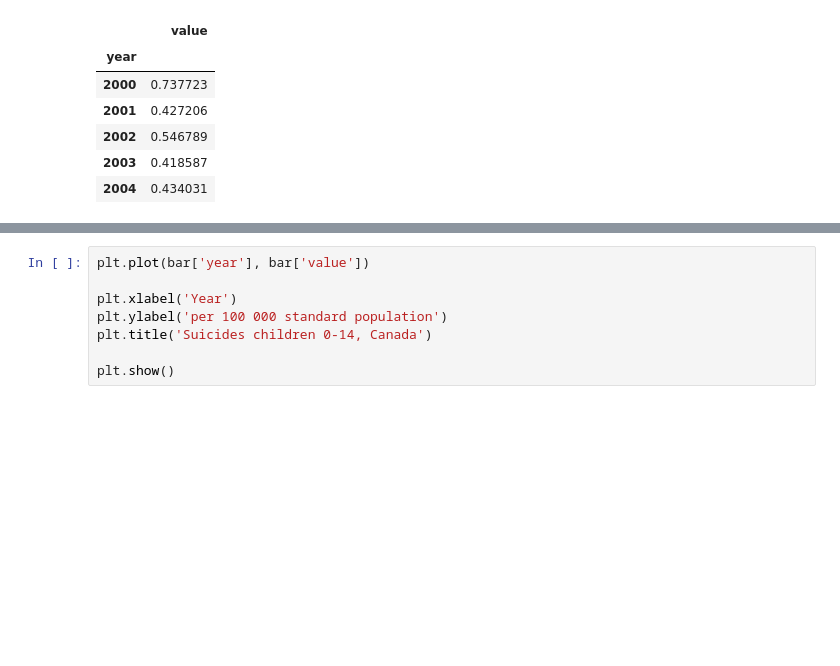
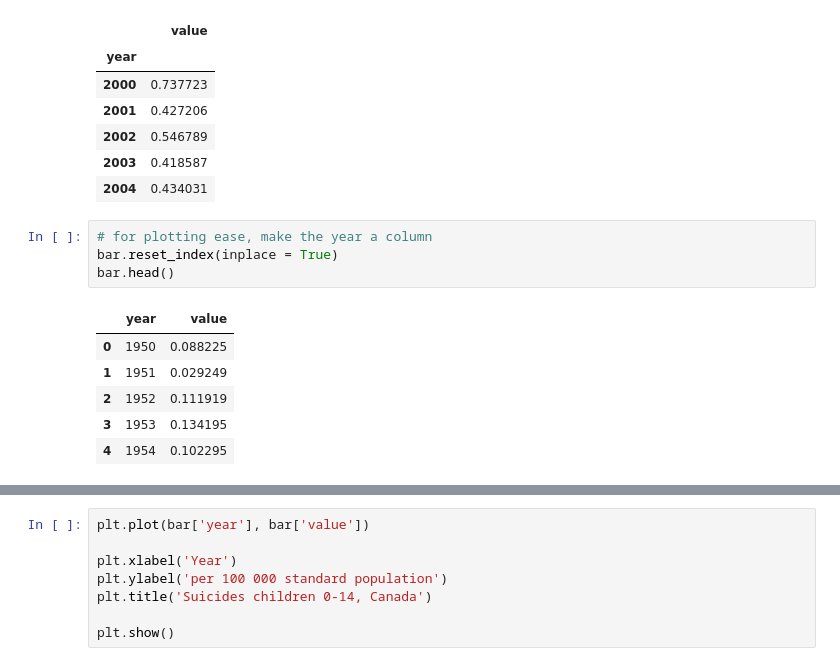
Before and after one commit to szimmers/udacity-dand-term1, a Jupyter notebook: dataset_investigation/a_plot_canada_suicides.ipynb, the cells around one changed output, grey strips where cells are left out. Saved outputs shown, nothing was run; the diff lists cells and outputs as text; blank space fills up the shorter version.

```diff
--- a/dataset_investigation/a_plot_canada_suicides.ipynb
+++ b/dataset_investigation/a_plot_canada_suicides.ipynb
@@ -153,4 +153,15 @@ bar.tail()
 | 2002 | 0.546789 |
 | 2003 | 0.418587 |
 | 2004 | 0.434031 |
+# %%
+# for plotting ease, make the year a column
+bar.reset_index(inplace = True)
+bar.head()
+# %% [output]
+|  | year | value |
+| 0 | 1950 | 0.088225 |
+| 1 | 1951 | 0.029249 |
+| 2 | 1952 | 0.111919 |
+| 3 | 1953 | 0.134195 |
+| 4 | 1954 | 0.102295 |
 # %%
```
Also changed, not shown: parts of 1 cell of this notebook, 3 other files.
